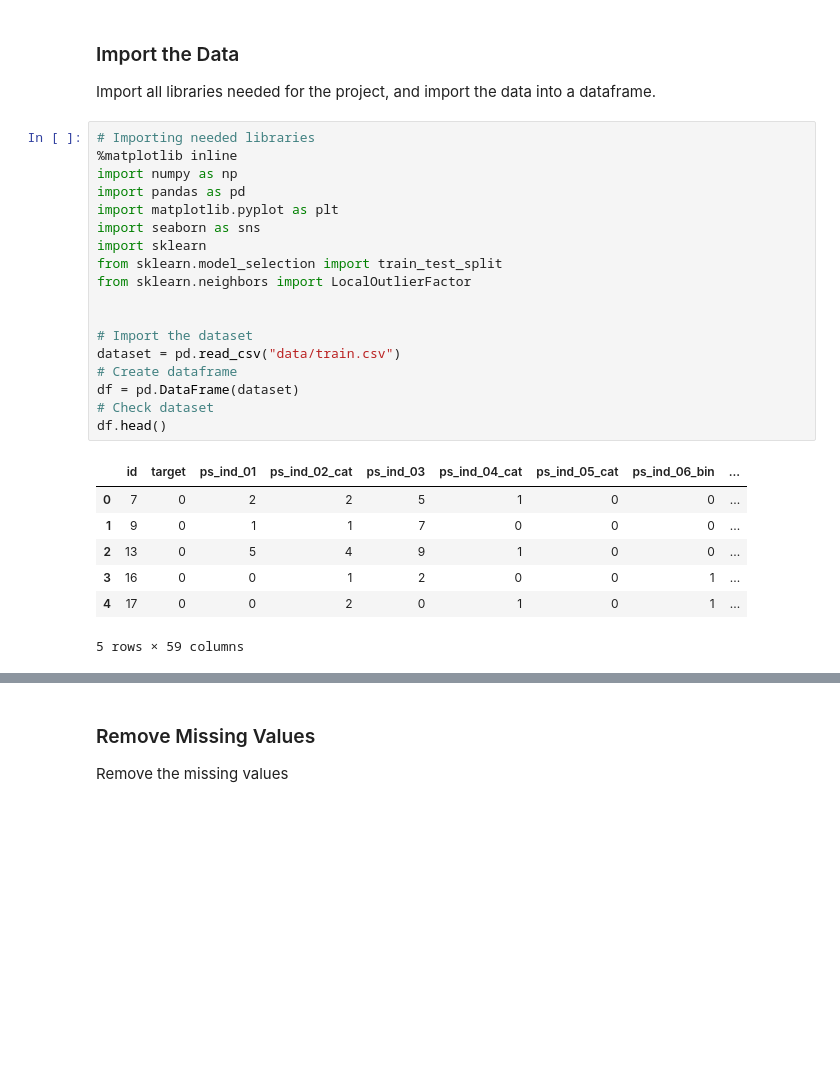
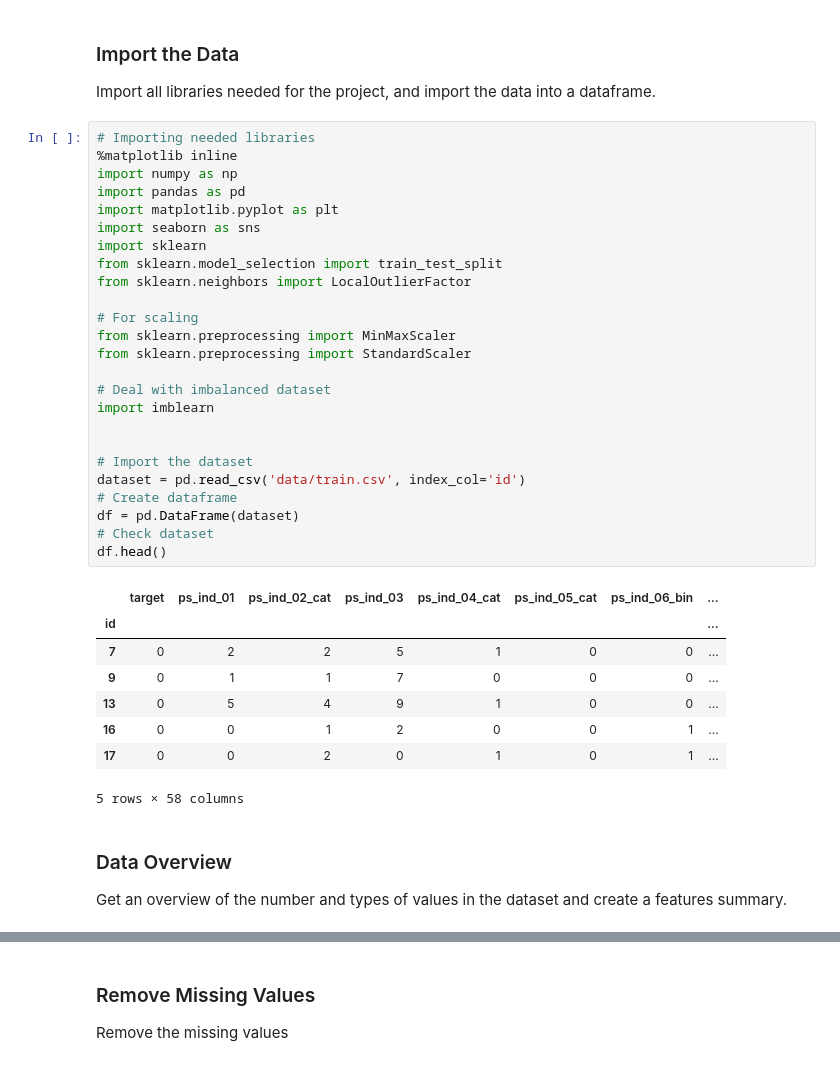
Before and after one commit to lauraschauer/stats-ml-project, a Jupyter notebook: data.ipynb, the cells around one changed output, grey strips where cells are left out. Drawn from its saved outputs; the diff is of its cells as text; blank space fills up the shorter version.

Commit message:
updates data preprocessing

```diff
--- a/data.ipynb
+++ b/data.ipynb
@@ -7,26 +7,38 @@ Import all libraries needed for the project, and import the data into a datafram
 # %%
 # Importing needed libraries
 %matplotlib inline
 import numpy as np
 import pandas as pd
 import matplotlib.pyplot as plt
 import seaborn as sns
 import sklearn
 from sklearn.model_selection import train_test_split
 from sklearn.neighbors import LocalOutlierFactor
 
+# For scaling
+from sklearn.preprocessing import MinMaxScaler
+from sklearn.preprocessing import StandardScaler
+
+# Deal with imbalanced dataset
+import imblearn
+
 
 # Import the dataset
-dataset = pd.read_csv("data/train.csv")
+dataset = pd.read_csv('data/train.csv', index_col='id')
 # Create dataframe
 df = pd.DataFrame(dataset)
 # Check dataset
 df.head()
 # %% [output]
-|  | id | target | ps_ind_01 | ps_ind_02_cat | ps_ind_03 | ps_ind_04_cat | ps_ind_05_cat | ps_ind_06_bin | ... |
-| 0 | 7 | 0 | 2 | 2 | 5 | 1 | 0 | 0 | ... |
-| 1 | 9 | 0 | 1 | 1 | 7 | 0 | 0 | 0 | ... |
-| 2 | 13 | 0 | 5 | 4 | 9 | 1 | 0 | 0 | ... |
-| 3 | 16 | 0 | 0 | 1 | 2 | 0 | 0 | 1 | ... |
-| 4 | 17 | 0 | 0 | 2 | 0 | 1 | 0 | 1 | ... |
+|  | target | ps_ind_01 | ps_ind_02_cat | ps_ind_03 | ps_ind_04_cat | ps_ind_05_cat | ps_ind_06_bin | ... |
+| id |  |  |  |  |  |  |  | ... |
+| 7 | 0 | 2 | 2 | 5 | 1 | 0 | 0 | ... |
+| 9 | 0 | 1 | 1 | 7 | 0 | 0 | 0 | ... |
+| 13 | 0 | 5 | 4 | 9 | 1 | 0 | 0 | ... |
+| 16 | 0 | 0 | 1 | 2 | 0 | 0 | 1 | ... |
+| 17 | 0 | 0 | 2 | 0 | 1 | 0 | 1 | ... |
-5 rows × 59 columns
+5 rows × 58 columns
+# %% [markdown]
+### Data Overview
+
+Get an overview of the number and types of values in the dataset and create a features summary.
```
Also changed, not shown: parts of 20 cells of this notebook.
